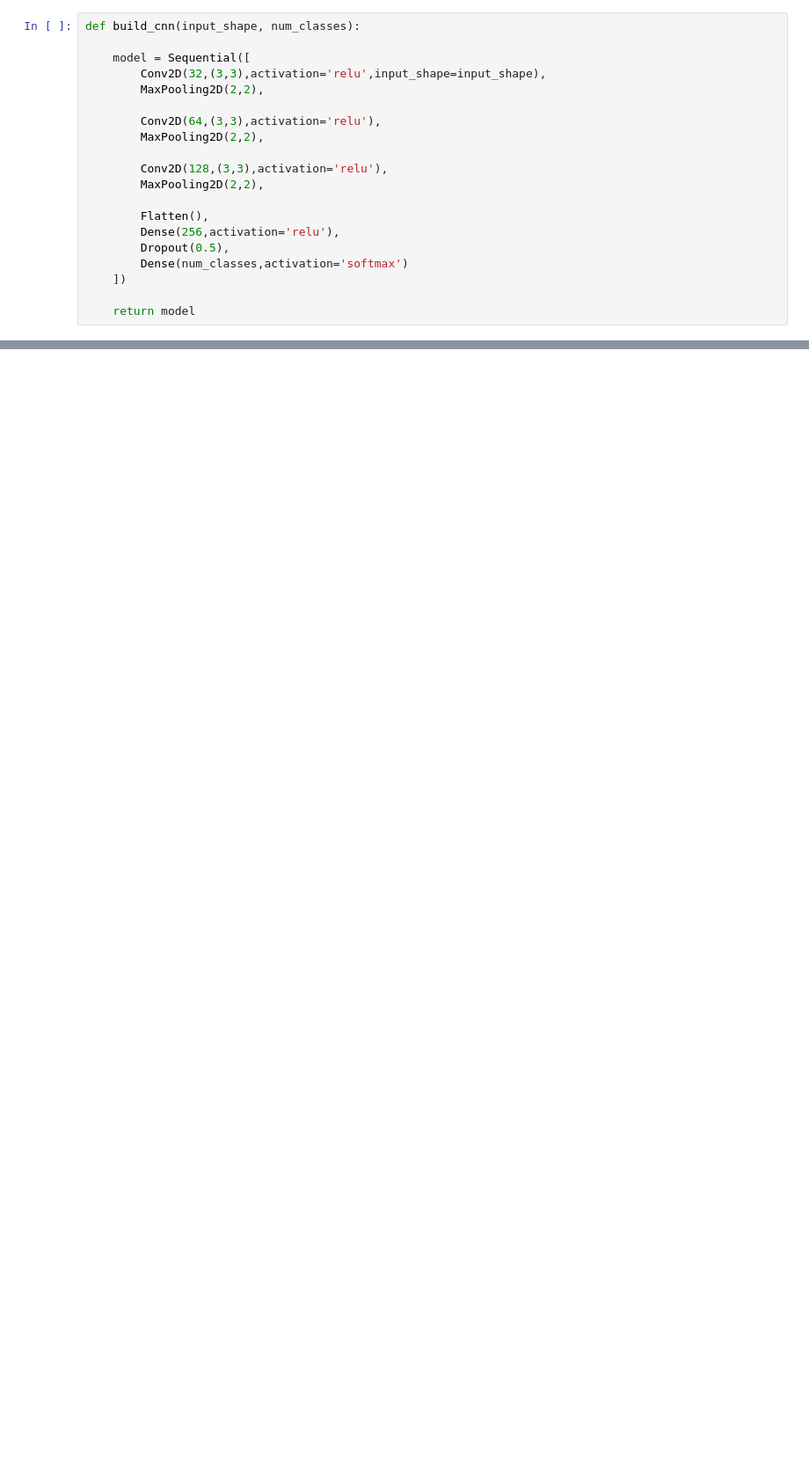
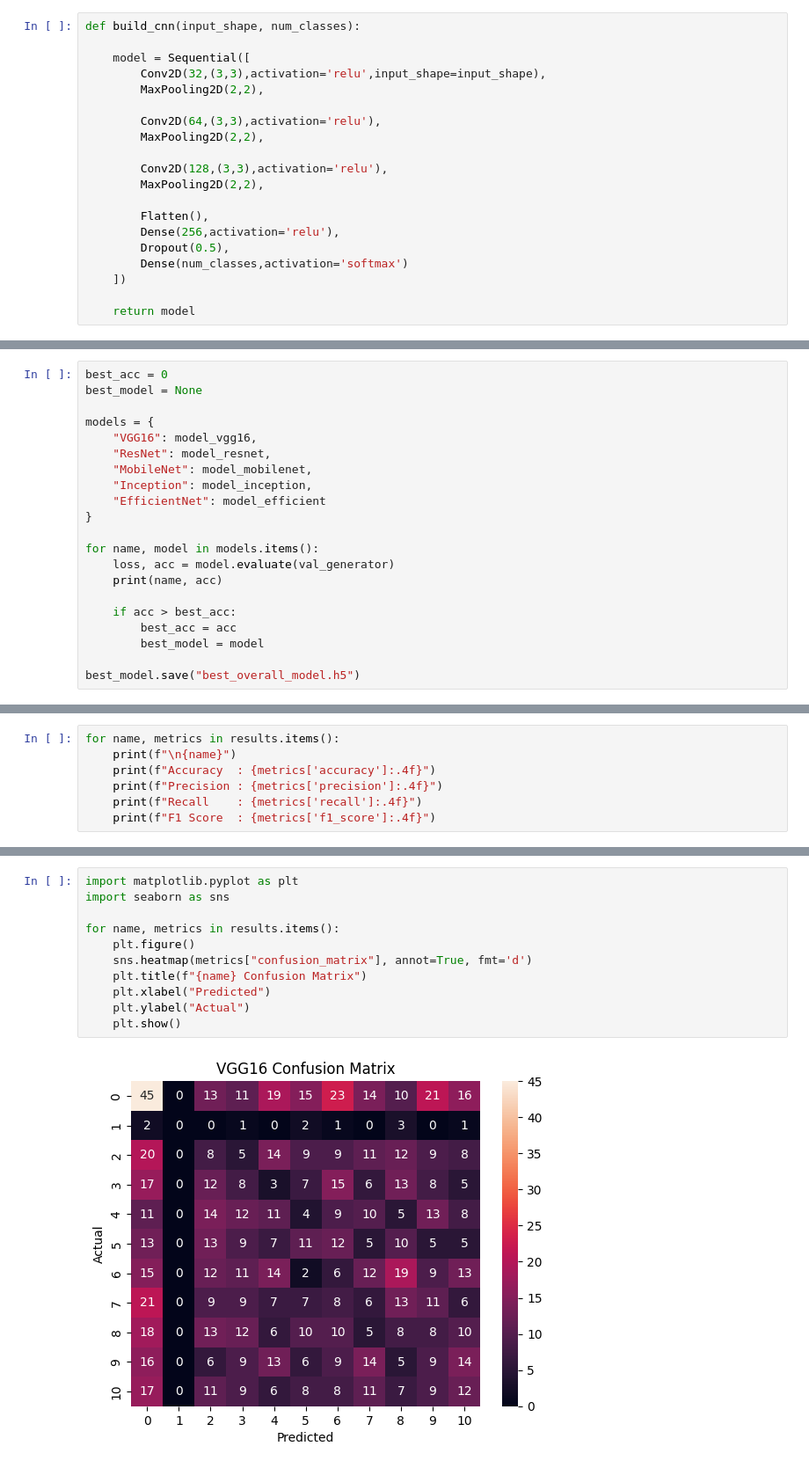
Before and after one commit to Varshini24V/Multiclass-fish-classification, a Jupyter notebook: preprocessing.ipynb, the cells around one changed output, grey strips where cells are left out. Shown at 88% size. Drawn from its saved outputs; the diff is of its cells as text; blank space fills up the shorter version.

```diff
--- a/preprocessing.ipynb
+++ b/preprocessing.ipynb
@@ -208,0 +291,21 @@ weighted avg       0.12      0.12      0.12       215
+# %%
+best_acc = 0
+best_model = None
+
+models = {
+    "VGG16": model_vgg16,
+    "ResNet": model_resnet,
+    "MobileNet": model_mobilenet,
+    "Inception": model_inception,
+    "EfficientNet": model_efficient
+}
+
+for name, model in models.items():
+    loss, acc = model.evaluate(val_generator)
+    print(name, acc)
+
+    if acc > best_acc:
+        best_acc = acc
+        best_model = model
+
+best_model.save("best_overall_model.h5")
@@ -208,0 +379,7 @@ weighted avg       0.12      0.12      0.12       215
+# %%
+for name, metrics in results.items():
+    print(f"\n{name}")
+    print(f"Accuracy  : {metrics['accuracy']:.4f}")
+    print(f"Precision : {metrics['precision']:.4f}")
+    print(f"Recall    : {metrics['recall']:.4f}")
+    print(f"F1 Score  : {metrics['f1_score']:.4f}")
@@ -208,0 +404,13 @@ weighted avg       0.12      0.12      0.12       215
+# %%
+import matplotlib.pyplot as plt
+import seaborn as sns
+
+for name, metrics in results.items():
+    plt.figure()
+    sns.heatmap(metrics["confusion_matrix"], annot=True, fmt='d')
+    plt.title(f"{name} Confusion Matrix")
+    plt.xlabel("Predicted")
+    plt.ylabel("Actual")
+    plt.show()
+# %% [output]
+[figure, added]
```
Also changed, not shown: parts of 22 cells of this notebook.
